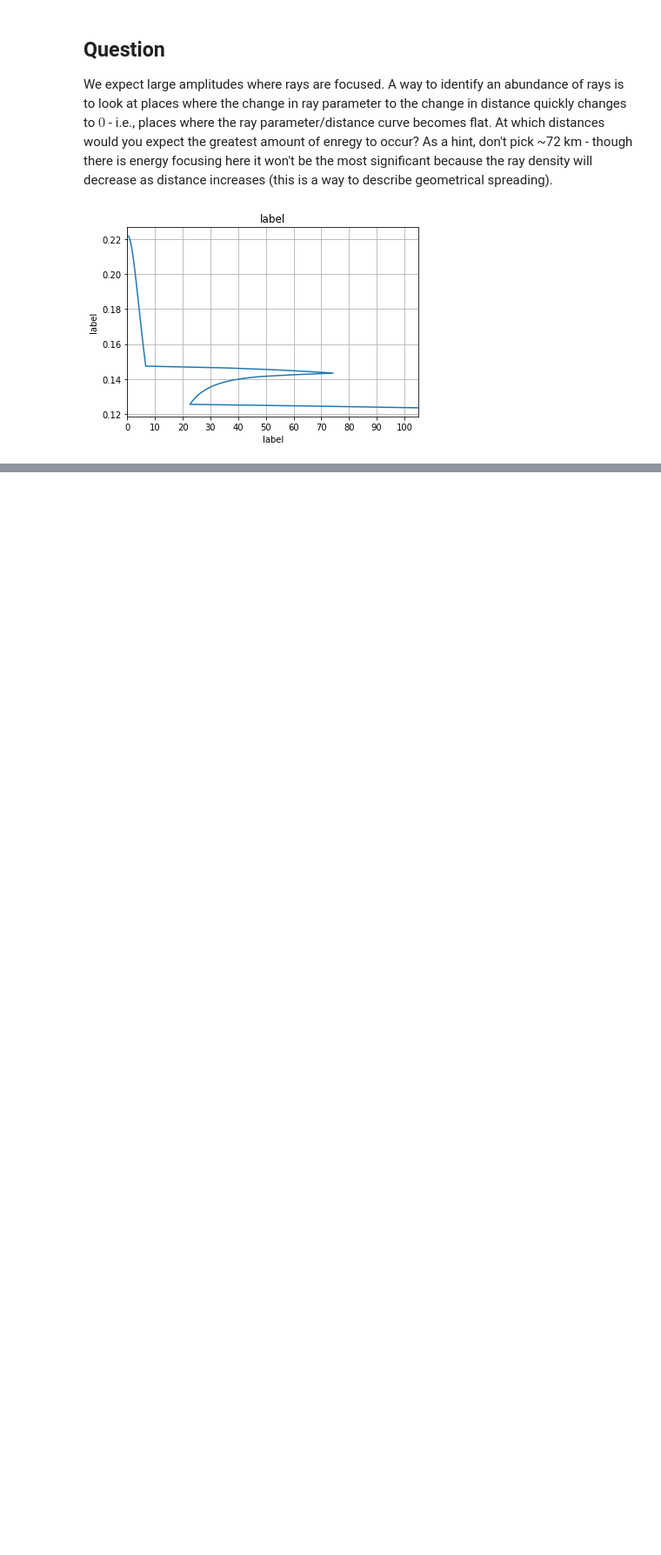
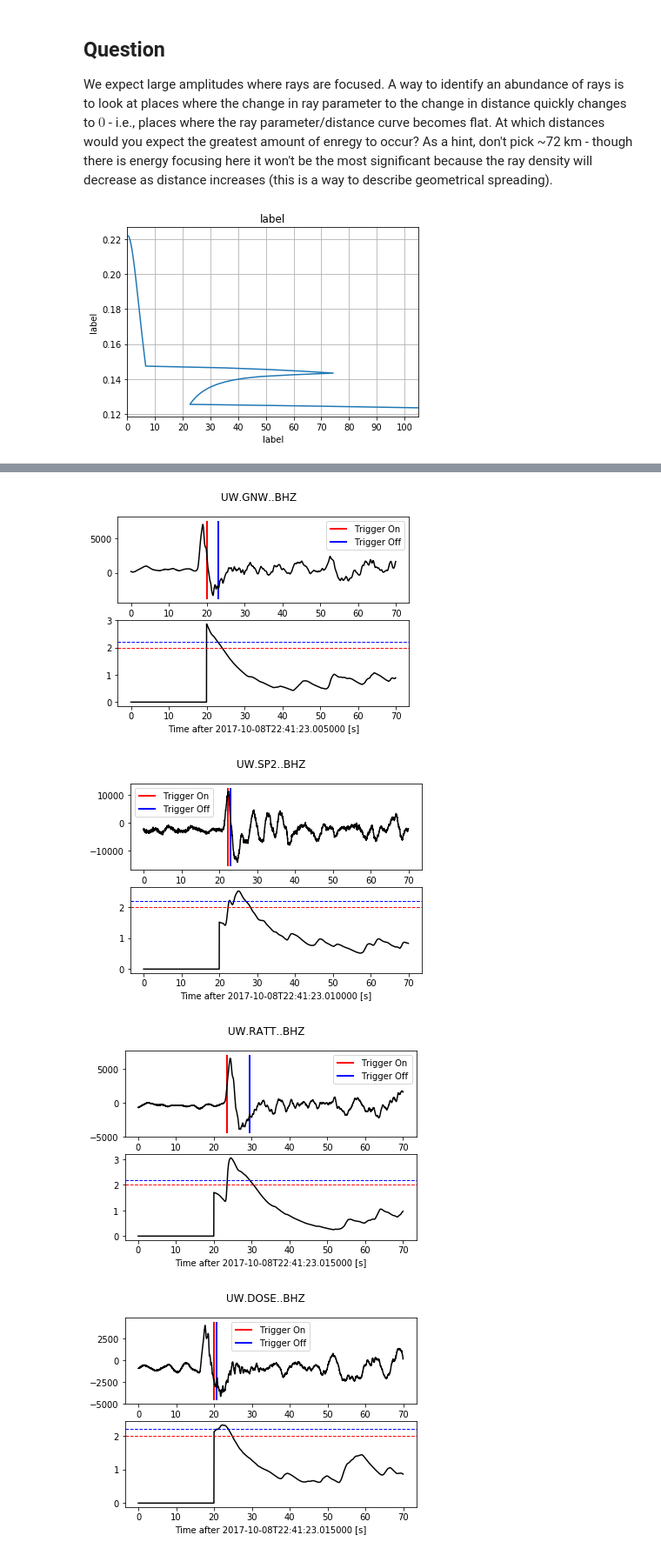
Before and after one commit to bakerb845/ess412_introToSeismo, a Jupyter notebook: rayPaths/rayPaths.ipynb, the cells around one changed output, grey strips where cells are left out. Shown at 87% size. Saved outputs shown, nothing was run; the diff lists cells and outputs as text; code cells hidden in the pictures; blank space fills up the shorter version.

```diff
--- a/rayPaths/rayPaths.ipynb
+++ b/rayPaths/rayPaths.ipynb
@@ -296,0 +493,11 @@ plt.show()
+# %%
+# Plot the picks and get my attention use an automatic picker
+for k in range(len(data)):
+    cft = recursive_sta_lta(data[k].data, int(6 * data[k].stats.sampling_rate), int(20* data[k].stats.sampling_rate))
+    #plot_trigger(data[k].data, cft, 1.2, 0.5)
+    plot_trigger(data[k], cft, 2., 2.2)
+# %% [output]
+[figure, added]
+[figure, added]
+[figure, added]
+[figure, added]
```
Also changed, not shown: parts of 21 cells of this notebook.
